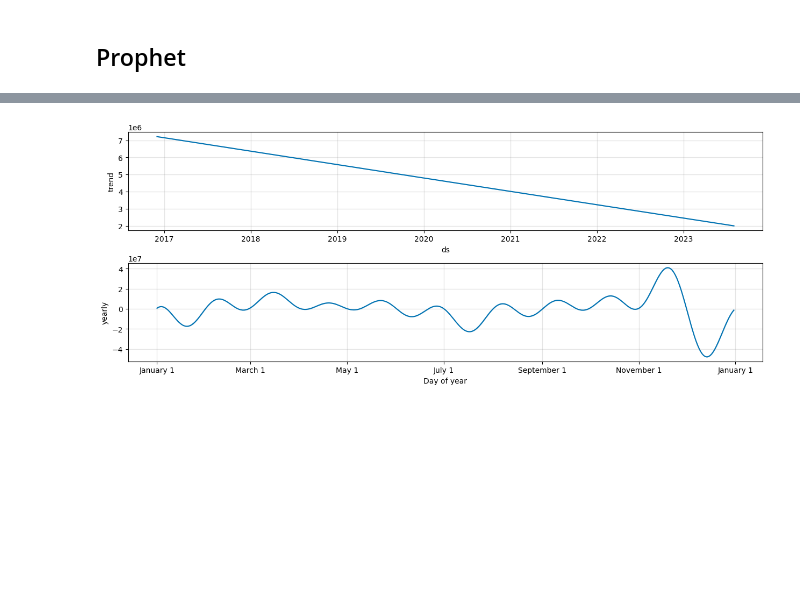
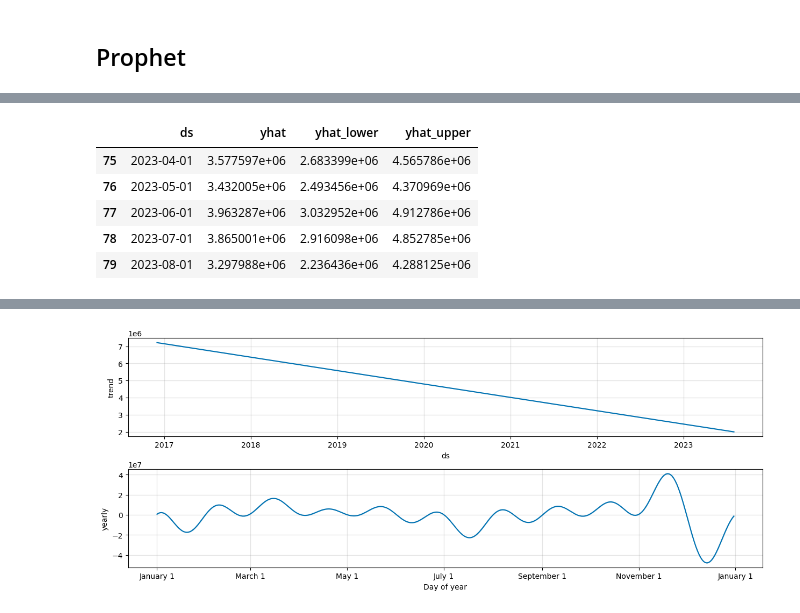
Before and after one commit to waldof86/AST, a Jupyter notebook: TP2/TP2 modelos.ipynb, the cells around one changed output, grey strips where cells are left out. Cells and saved outputs as stored; diff of their text form; code cells hidden in the pictures; blank space fills up the shorter version.

```diff
--- a/TP2/TP2 modelos.ipynb
+++ b/TP2/TP2 modelos.ipynb
@@ -42,7 +62,14 @@ m.fit(tr_proph)
 fut_proph = m.make_future_dataframe(periods=ts_proph.shape[0], freq='MS')
 # %%
 fcst_proph = m.predict(fut_proph)
-#fcst_proph[['ds', 'yhat', 'yhat_lower', 'yhat_upper']].tail()
+fcst_proph[['ds', 'yhat', 'yhat_lower', 'yhat_upper']].tail()
+# %% [output]
+|  | ds | yhat | yhat_lower | yhat_upper |
+| 75 | 2023-04-01 | 3.577597e+06 | 2.683399e+06 | 4.565786e+06 |
+| 76 | 2023-05-01 | 3.432005e+06 | 2.493456e+06 | 4.370969e+06 |
+| 77 | 2023-06-01 | 3.963287e+06 | 3.032952e+06 | 4.912786e+06 |
+| 78 | 2023-07-01 | 3.865001e+06 | 2.916098e+06 | 4.852785e+06 |
+| 79 | 2023-08-01 | 3.297988e+06 | 2.236436e+06 | 4.288125e+06 |
 # %%
 pred_proph = fcst_proph[['ds', 'yhat', 'yhat_lower', 'yhat_upper']]
 # %%
```
Also changed, not shown: parts of 7 cells of this notebook.
